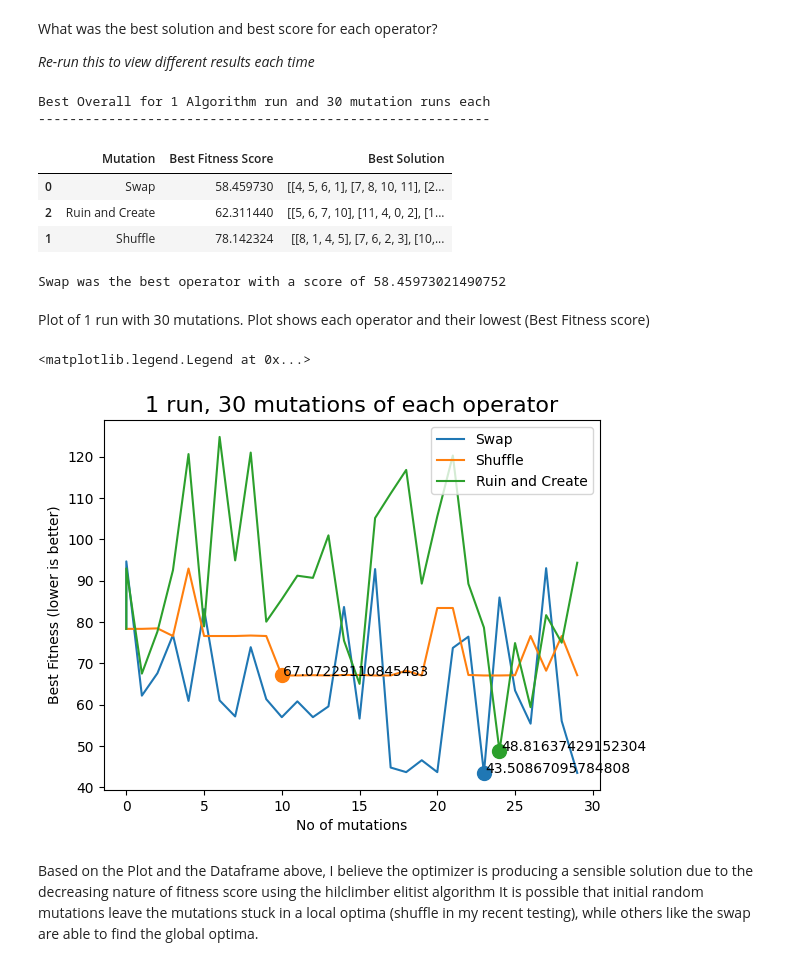
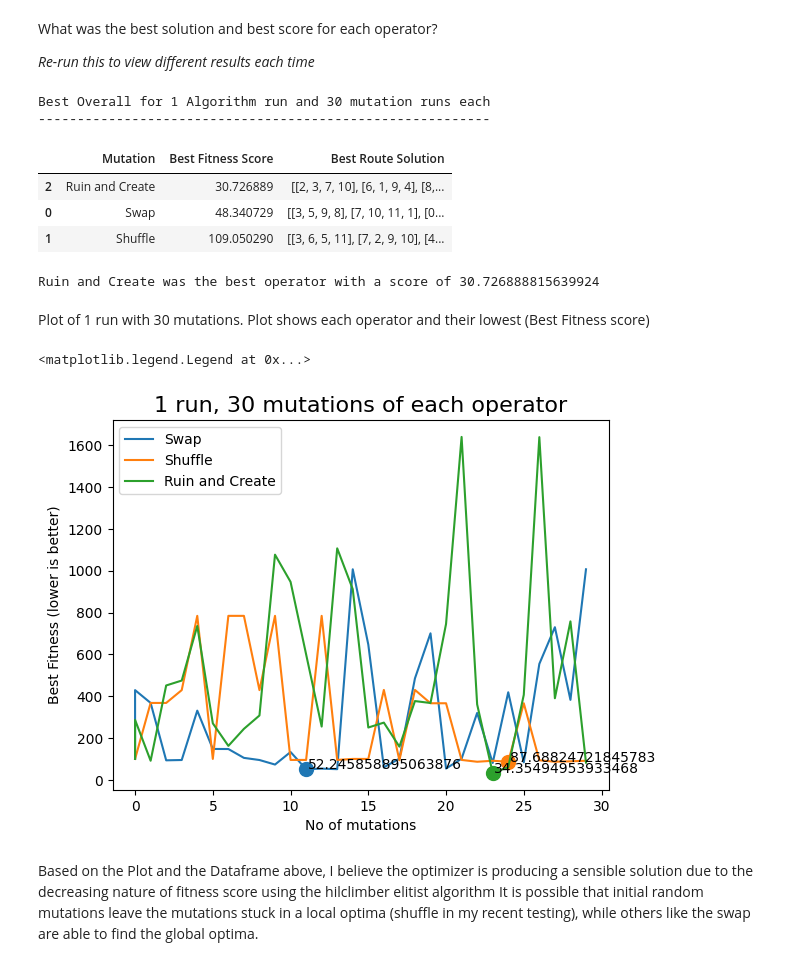
Before and after one commit to ricky11/COMP2002-AI, a Jupyter notebook: 1.1 Data Prep/Assessment2-PART2-Optimisation.ipynb, the cells around one changed output. Cells and saved outputs as stored; diff of their text form; code cells hidden in the pictures.

```diff
--- a/1.1 Data Prep/Assessment2-PART2-Optimisation.ipynb
+++ b/1.1 Data Prep/Assessment2-PART2-Optimisation.ipynb
@@ -207,7 +215,7 @@ class Mutation_Operators():
 Hillclimber
 # %%
 import copy # For deep copying
-
+pd.set_option('display.max_rows',5)
 
 class HillClimber():
     def __init__(self):
@@ -217,11 +225,11 @@ class HillClimber():
         # Generate initial random solution
         self.initial_random_solution = generate.make_random_solution()
         self.best_solution = copy.deepcopy(self.initial_random_solution)
-        self.initial_fitness,self.mean_distance,self.fitness_score,self.std_dev = get_fitness(self.best_solution)
-        self.initial_fitness = np.sum(self.initial_fitness)
+        self.route_distance,self.mean_distance,self.fitness_score,self.std_dev = get_fitness(self.best_solution)
+        self.initial_fitness = np.sum(self.fitness_score)
         self.best_fitness = copy.deepcopy(self.initial_fitness)
         self.best_overall = []
-        self.fit = []
+        # self.fit = []
 
         # Define the operator list
         self.operator_list =  [
@@ -238,17 +246,19 @@ class HillClimber():
         for operator in self.operator_list:
             label = operator["label"]
             mutation_operator = operator["operator"]
-            self.fit.append((label,0,self.initial_random_solution,self.mean_distance,self.std_dev,self.initial_fitness,self.best_fitness))
+            fit.append((label,0,self.initial_random_solution,self.route_distance,self.mean_distance,self.std_dev,self.initial_fitness,self.best_fitness))
             for _ in range(operatorIterations):
                 child_solution = mutation_operator(self.best_solution)
-                child_fitness,self.mean_distance,self.fitness_score,self.std_dev = get_fitness(child_solution)
-                child_fitness = np.sum(child_fitness)
+                route_distance,self.mean_distance,self.fitness_score,self.std_dev = get_fitness(child_solution)
+                child_fitness = np.sum(self.fitness_score)
 
                 if child_fitness < self.best_fitness:
-                    # print("CHILD Won", child_fitness, "VS", best_fitness)
+                    # print("CHILD Won", child_fitness, "VS", self.best_fitness)
                     self.best_solution = copy.deepcopy(child_solution)
                     self.best_fitness = copy.deepcopy(child_fitness)
-                self.fit.append((label,_,child_solution,self.mean_distance,self.std_dev,child_fitness,self.best_fitness))
+                # else:
+                    # print("PARENT Won", self.best_fitness, "VS", child_fitness)
+                fit.append((label,_,child_solution,route_distance,self.mean_distance,self.std_dev,child_fitness,self.best_fitness))
 
             self.best_overall.append((label,self.best_fitness,self.best_solution))
             # Reset Solutions & Fitness for next operator to initial random values
@@ -256,29 +266,30 @@ class HillClimber():
             self.best_fitness = copy.deepcopy(self.initial_fitness)
 
 
-        return self.fit,self.best_overall
+        return fit,self.best_overall
 
 
 
     def runHillClimber(self,algoIterations,operatorIterations):
+        fit = []
         best_world = []
         aggregations = []
-        columns=["Mutation", "Round #", "Solution","Mean_Distance" ,"Standard Dev", "Fitness score", "Best Fitness"]
+        columns=["Mutation", "Round #", "Solution","Route Distance","Mean_Distance" ,"Standard Dev", "Fitness score", "Best Fitness"]
         for _ in range(algoIterations):
             fit,best_overall = self.runMutationOperators(operatorIterations)
-            agg = pd.DataFrame(fit, columns=columns)
-            agg["Iteration"] = _
-            agg[""]
-            agg = agg.groupby(["Mutation", "Iteration"])["Fitness score"].agg(["max", "min", "mean"]).reset_index()
+            # all_fit.append(fit)
+            # agg = pd.DataFrame(fit, columns=columns)
+            # agg["Iteration"] = _
+            # agg = agg.groupby(["Mutation", "Iteration"])["Fitness score"].agg(["max", "min", "mean"]).reset_index()
         #    agg.columns = ["Mutation", "Iteration", "max", "min", "mean"]
             # agg = agg.groupby(["Mutation", "Iteration"]).agg({"Fitness score": ["max", "min", "mean"]})
             # agg = pd.DataFrame(fit,columns=columns).groupby("Mutation")["Fitness score"].agg(["max", "min", "mean"])
-            aggregations.append(agg)
-        agg_df = pd.concat(aggregations)
-        self.fit = []
+            # aggregations.append(agg)
+        # agg_df = pd.concat(aggregations)
+        # self.fit = []
 
 
-        return fit,best_overall,agg_df
+        return fit,best_overall
 # %% [markdown]
 What was the best solution and best score for each operator?
 
@@ -289,7 +300,7 @@ hc = HillClimber()
 operatorIterations = 30
 algoIterations = 1
 fit,best_overall,agg = hc.runHillClimber(algoIterations,operatorIterations)
-best_overall_df = pd.DataFrame(best_overall,columns=["Mutation","Best Fitness Score", "Best Solution"])
+best_overall_df = pd.DataFrame(best_overall,columns=["Mutation","Best Fitness Score", "Best Route Solution"])
 title = f"Best Overall for {algoIterations} Algorithm run and {operatorIterations} mutation runs each"
 print(title)
 print("-" * len(title))
@@ -299,34 +310,34 @@ print(f"{sorted.iloc[0]['Mutation']} was the best operator with a score of {sort
 # %% [output]
 Best Overall for 1 Algorithm run and 30 mutation runs each
 ----------------------------------------------------------
-|  | Mutation | Best Fitness Score | Best Solution |
-| 0 | Swap | 58.459730 | [[4, 5, 6, 1], [7, 8, 10, 11], [2... |
-| 2 | Ruin and Create | 62.311440 | [[5, 6, 7, 10], [11, 4, 0, 2], [1... |
-| 1 | Shuffle | 78.142324 | [[8, 1, 4, 5], [7, 6, 2, 3], [10,... |
+|  | Mutation | Best Fitness Score | Best Route Solution |
+| 2 | Ruin and Create | 30.726889 | [[2, 3, 7, 10], [6, 1, 9, 4], [8,... |
+| 0 | Swap | 48.340729 | [[3, 5, 9, 8], [7, 10, 11, 1], [0... |
+| 1 | Shuffle | 109.050290 | [[3, 6, 5, 11], [7, 2, 9, 10], [4... |
-Swap was the best operator with a score of 58.45973021490752
+Ruin and Create was the best operator with a score of 30.726888815639924
 # %% [markdown]
 Plot of 1 run with 30 mutations. Plot shows each operator and their lowest (Best Fitness score)
 # %%
-column_headings = ["Mutation", "Round #", "Solution","Mean_Distance" ,"Standard Dev", "Fitness score", "Best Fitness"]
+column_headings = ["Mutation", "Round #", "Solution","Route Distance", "Mean_Distance" ,"Standard Dev", "Fitness score", "Best Fitness"]
 dataframe = pd.DataFrame(fit,columns=column_headings)
 operators = dataframe["Mutation"].unique()
 for operator in operators:
     operator_data = dataframe[dataframe["Mutation"] == operator]
     plt.plot(operator_data["Round #"], operator_data["Fitness score"], label=operator)
 
     min_fitness_idx = operator_data["Fitness score"].idxmin()
     min_fitness_row = operator_data.loc[min_fitness_idx]
 
     plt.scatter(min_fitness_row["Round #"], min_fitness_row["Fitness score"], marker="o", s=100)
     plt.text(min_fitness_row["Round #"] + 0.1, min_fitness_row["Fitness score"], f"{min_fitness_row['Best Fitness']}")
 
 plt.xlabel("No of mutations")
 plt.ylabel("Best Fitness (lower is better)")
 plt.title("1 run, 30 mutations of each operator", fontsize=16)
 plt.legend()
 # %% [output]
 <matplotlib.legend.Legend at 0x...>
-[figure, old version]
+[figure, new version]
 # %% [markdown]
 Based on the Plot and the Dataframe above, I believe the optimizer is producing a sensible solution due to the decreasing nature of fitness score using the hilclimber elitist algorithm  It is possible that initial random mutations leave the mutations stuck in a local optima (shuffle in my recent testing), while others like the swap are able to find the global optima.
 # %% [markdown]
```
Also changed, not shown: parts of 8 cells of this notebook, 3 other files.
